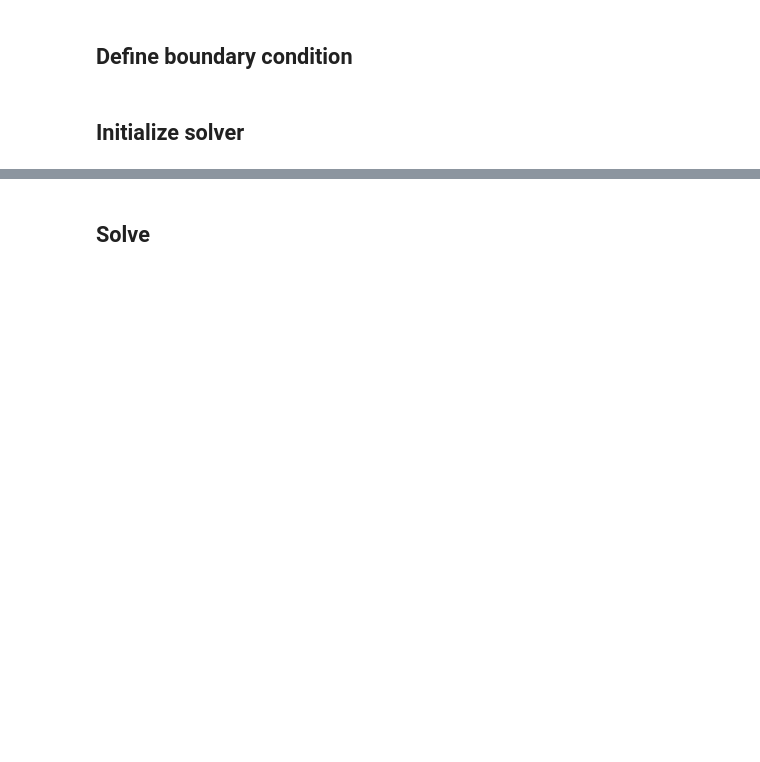
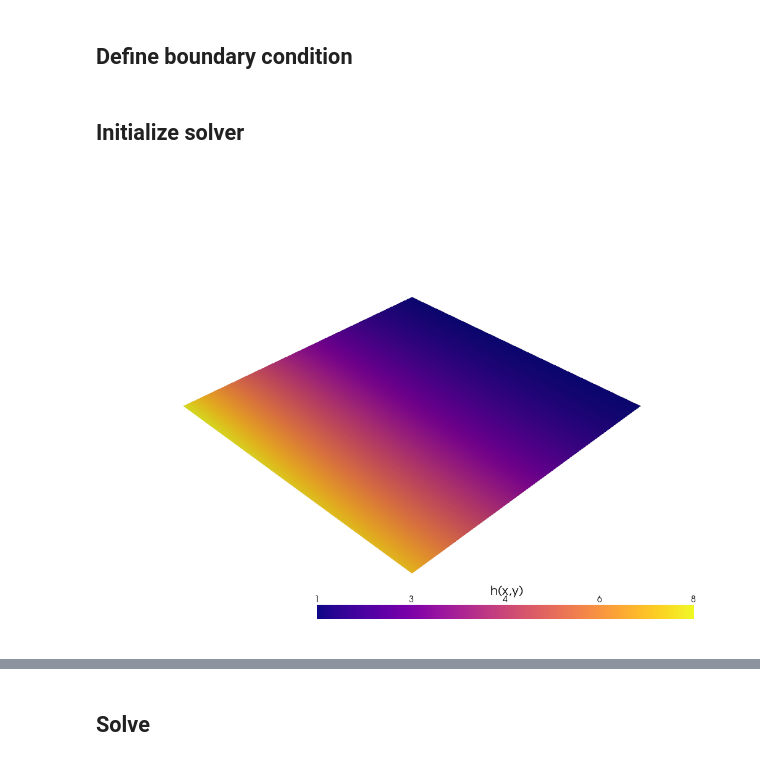
Before and after one commit to MinhMPA/steady-2d-heat-inverse, a Jupyter notebook: notebooks/ForwardSolve.ipynb, the cells around one changed output, grey strips where cells are left out. Drawn from its saved outputs; the diff is of its cells as text; code cells hidden in the pictures; blank space fills up the shorter version.

```diff
--- a/notebooks/ForwardSolve.ipynb
+++ b/notebooks/ForwardSolve.ipynb
@@ -25,3 +25,7 @@ T_bottom=300. # in Kelvin, Dirichlet boundary condition on the bottom
 blackbox_solver=SteadyHeatForwardSolver2D(nmesh=nmesh, mesh_type=mesh_type, \
                                           h=h_func, q=q,\
                                           DBC_value=T_bottom)
+# %%
+return_plt=blackbox_solver.h.plot_input_thermal_conductivity(return_plotter=False)
+# %% [output]
+[figure, added]
```
Also changed, not shown: parts of 3 cells of this notebook.
